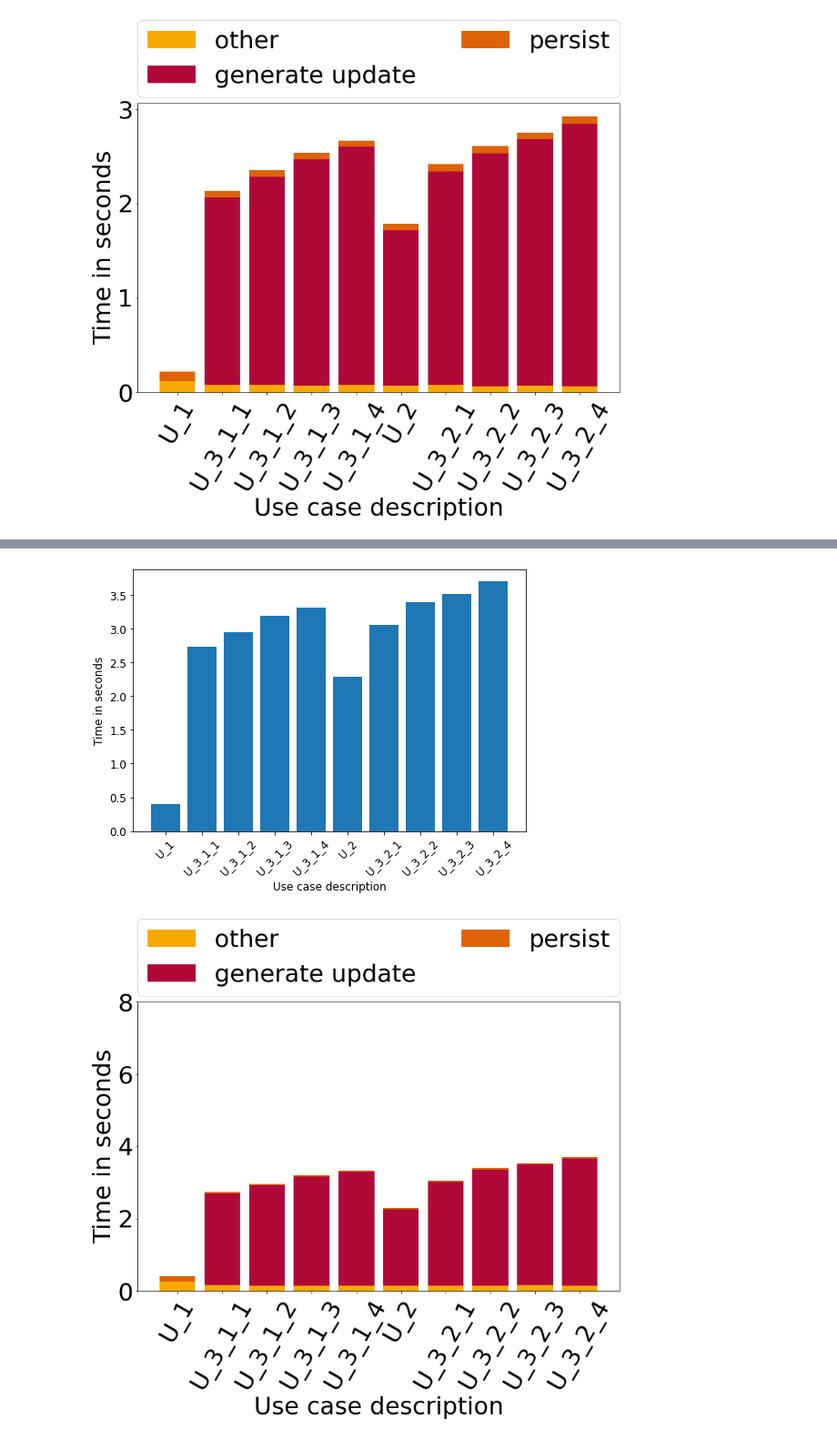
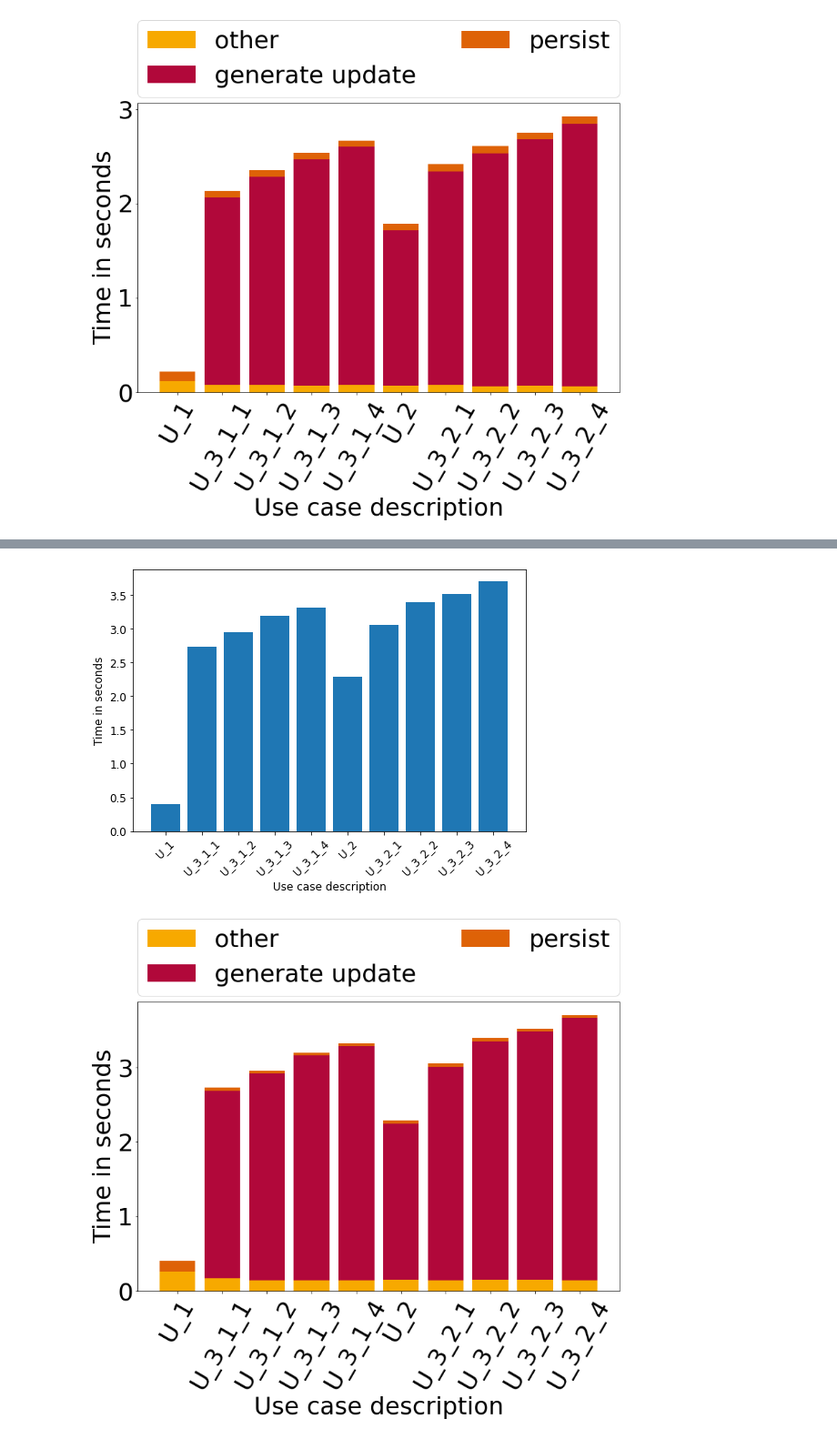
Before and after one commit to slin96/master-thesis, a Jupyter notebook: experiments/plots/param_update_save_recover_times.ipynb, the cells around one changed output, grey strips where cells are left out. Shown at 91% size. Cells and saved outputs as stored; diff of their text form; code cells hidden in the pictures.

Commit message:
updated plots

```diff
--- a/experiments/plots/param_update_save_recover_times.ipynb
+++ b/experiments/plots/param_update_save_recover_times.ipynb
@@ -95,13 +95,13 @@ plot_median_detailed_save_times(median_detailed_save)
 data = filter_meta(times, model=RESNET_50, approach=PARAM_UPDATE, snapshot_type=VERSION, snapshot_dist=FOOD)
 plot_median_high_level_save_time(data)
 median_detailed_save = median_detailed_save_times(data)
-plot_median_detailed_save_times(median_detailed_save, y_min_max=[0,8],
+plot_median_detailed_save_times(median_detailed_save,
                                 save_path='./saved-plots/param-update/resnet50-save-time-version-food')
 
 data = filter_meta(times, model=RESNET_50, approach=PARAM_UPDATE, snapshot_type=FINE_TUNED, snapshot_dist=FOOD)
 plot_median_high_level_save_time(data)
 median_detailed_save = median_detailed_save_times(data)
-plot_median_detailed_save_times(median_detailed_save, y_min_max=[0,8],
+plot_median_detailed_save_times(median_detailed_save,
                                 save_path='./saved-plots/param-update/resnet50-save-time-finetuned-food')
 # %% [output]
 [figure]
@@ -109,5 +109,5 @@ plot_median_detailed_save_times(median_detailed_save, y_min_max=[0,8],
 [figure]
-[figure, old version]
+[figure, new version]
 # %%
 # PARAMETER UPDATE Improved SAVE TIMES
 data = filter_meta(times, model=RESNET_50, approach=PARAM_UPDATE_IMPROVED, snapshot_type=VERSION, snapshot_dist=FOOD)
```
Also changed, not shown: parts of 1 cell of this notebook.
